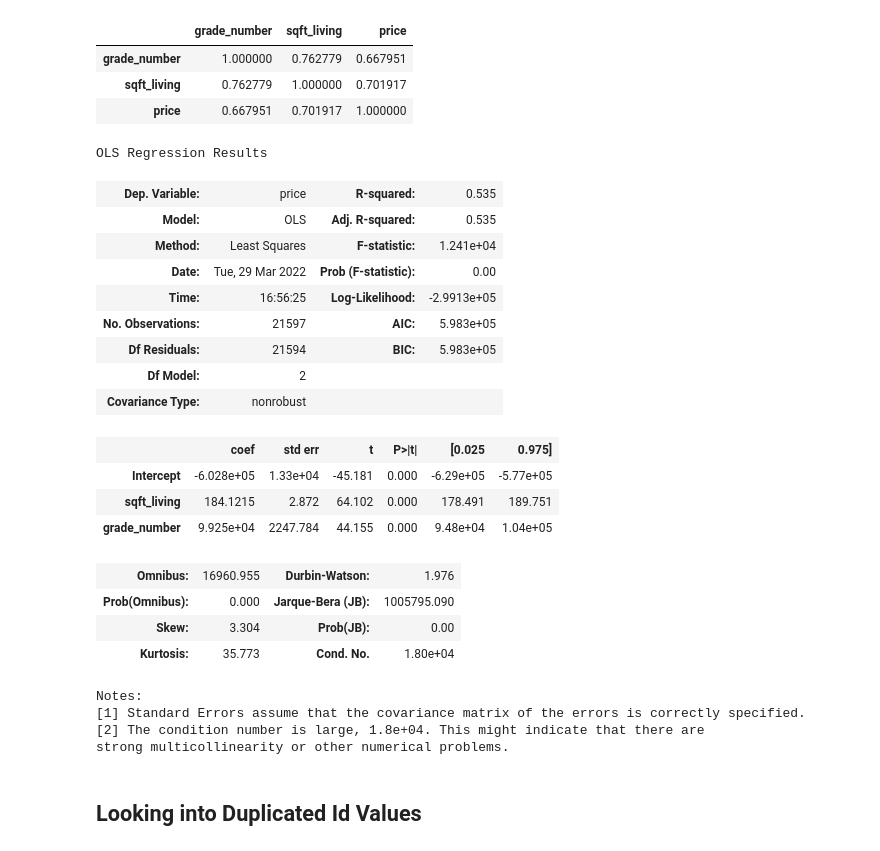
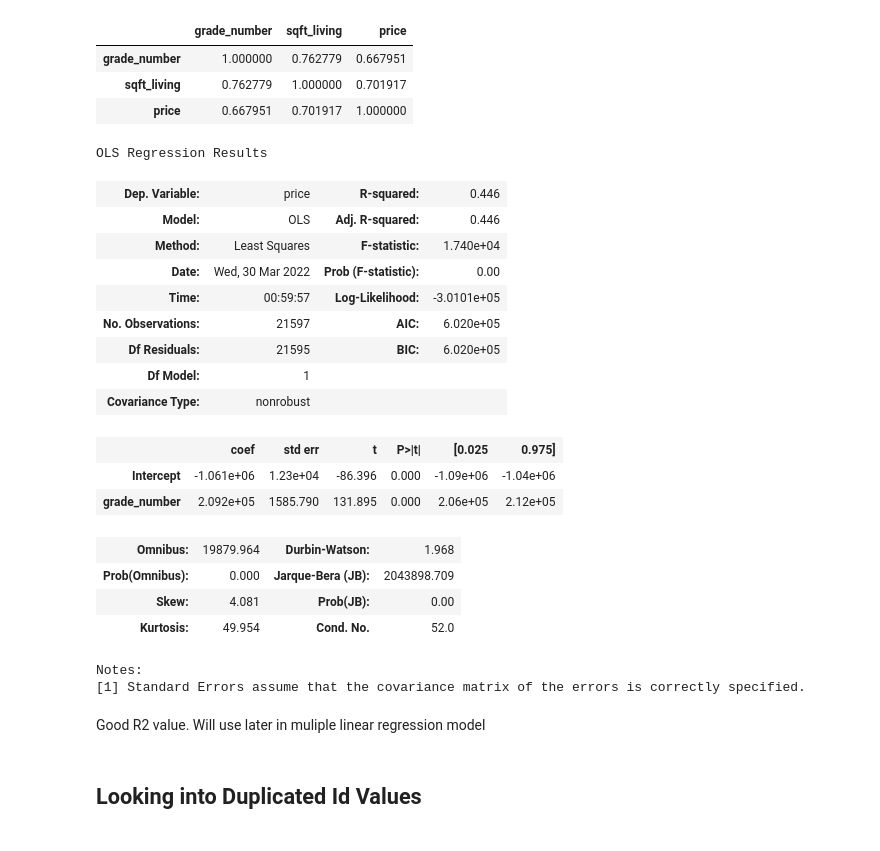
Before and after one commit to hanis-z/King-County-Millenial-homeowner-program, a Jupyter notebook: individualNotebooks/Kyle notebook.ipynb, the cells around one changed output. Saved outputs shown, nothing was run; the diff lists cells and outputs as text; code cells hidden in the pictures.

```diff
--- a/individualNotebooks/Kyle notebook.ipynb
+++ b/individualNotebooks/Kyle notebook.ipynb
@@ -195,33 +245,32 @@ test_plot.corr()
 | price | 0.667951 | 0.701917 | 1.000000 |
 # %%
 # need to run OHE with grade_number before because it is considered a categorical data
-formula = 'price ~ sqft_living + grade_number'
+formula = 'price ~ grade_number'
 sqft_grade_mod = ols(formula, df).fit()
 sqft_grade_mod_summary = sqft_grade_mod.summary()
 sqft_grade_mod_summary
 # %% [output]
 OLS Regression Results
-| Dep. Variable: | price | R-squared: | 0.535 |
-| Model: | OLS | Adj. R-squared: | 0.535 |
-| Method: | Least Squares | F-statistic: | 1.241e+04 |
-| Date: | Tue, 29 Mar 2022 | Prob (F-statistic): | 0.00 |
-| Time: | 16:56:25 | Log-Likelihood: | -2.9913e+05 |
-| No. Observations: | 21597 | AIC: | 5.983e+05 |
-| Df Residuals: | 21594 | BIC: | 5.983e+05 |
-| Df Model: | 2 |  |  |
+| Dep. Variable: | price | R-squared: | 0.446 |
+| Model: | OLS | Adj. R-squared: | 0.446 |
+| Method: | Least Squares | F-statistic: | 1.740e+04 |
+| Date: | Wed, 30 Mar 2022 | Prob (F-statistic): | 0.00 |
+| Time: | 00:59:57 | Log-Likelihood: | -3.0101e+05 |
+| No. Observations: | 21597 | AIC: | 6.020e+05 |
+| Df Residuals: | 21595 | BIC: | 6.020e+05 |
+| Df Model: | 1 |  |  |
 | Covariance Type: | nonrobust |  |  |
 |  | coef | std err | t | P>|t| | [0.025 | 0.975] |
-| Intercept | -6.028e+05 | 1.33e+04 | -45.181 | 0.000 | -6.29e+05 | -5.77e+05 |
-| sqft_living | 184.1215 | 2.872 | 64.102 | 0.000 | 178.491 | 189.751 |
-| grade_number | 9.925e+04 | 2247.784 | 44.155 | 0.000 | 9.48e+04 | 1.04e+05 |
+| Intercept | -1.061e+06 | 1.23e+04 | -86.396 | 0.000 | -1.09e+06 | -1.04e+06 |
+| grade_number | 2.092e+05 | 1585.790 | 131.895 | 0.000 | 2.06e+05 | 2.12e+05 |
-| Omnibus: | 16960.955 | Durbin-Watson: | 1.976 |
-| Prob(Omnibus): | 0.000 | Jarque-Bera (JB): | 1005795.090 |
-| Skew: | 3.304 | Prob(JB): | 0.00 |
-| Kurtosis: | 35.773 | Cond. No. | 1.80e+04 |
+| Omnibus: | 19879.964 | Durbin-Watson: | 1.968 |
+| Prob(Omnibus): | 0.000 | Jarque-Bera (JB): | 2043898.709 |
+| Skew: | 4.081 | Prob(JB): | 0.00 |
+| Kurtosis: | 49.954 | Cond. No. | 52.0 |
 Notes:
 [1] Standard Errors assume that the covariance matrix of the errors is correctly specified.
-[2] The condition number is large, 1.8e+04. This might indicate that there are
-strong multicollinearity or other numerical problems.
+# %% [markdown]
+Good R2 value. Will use later in muliple linear regression model
 # %% [markdown]
 ## Looking into Duplicated Id Values
 # %%
```
Also changed, not shown: parts of 65 cells of this notebook.
